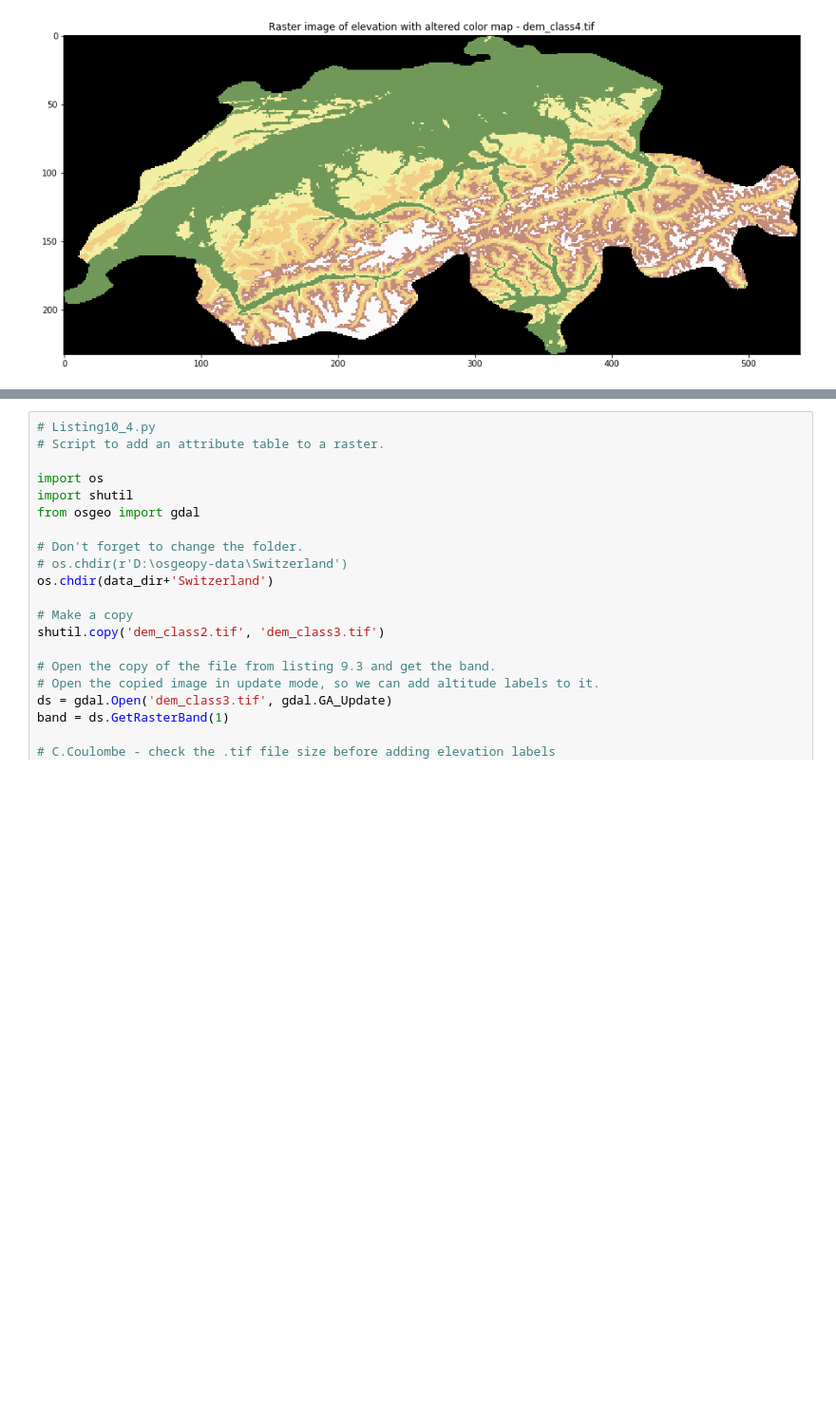
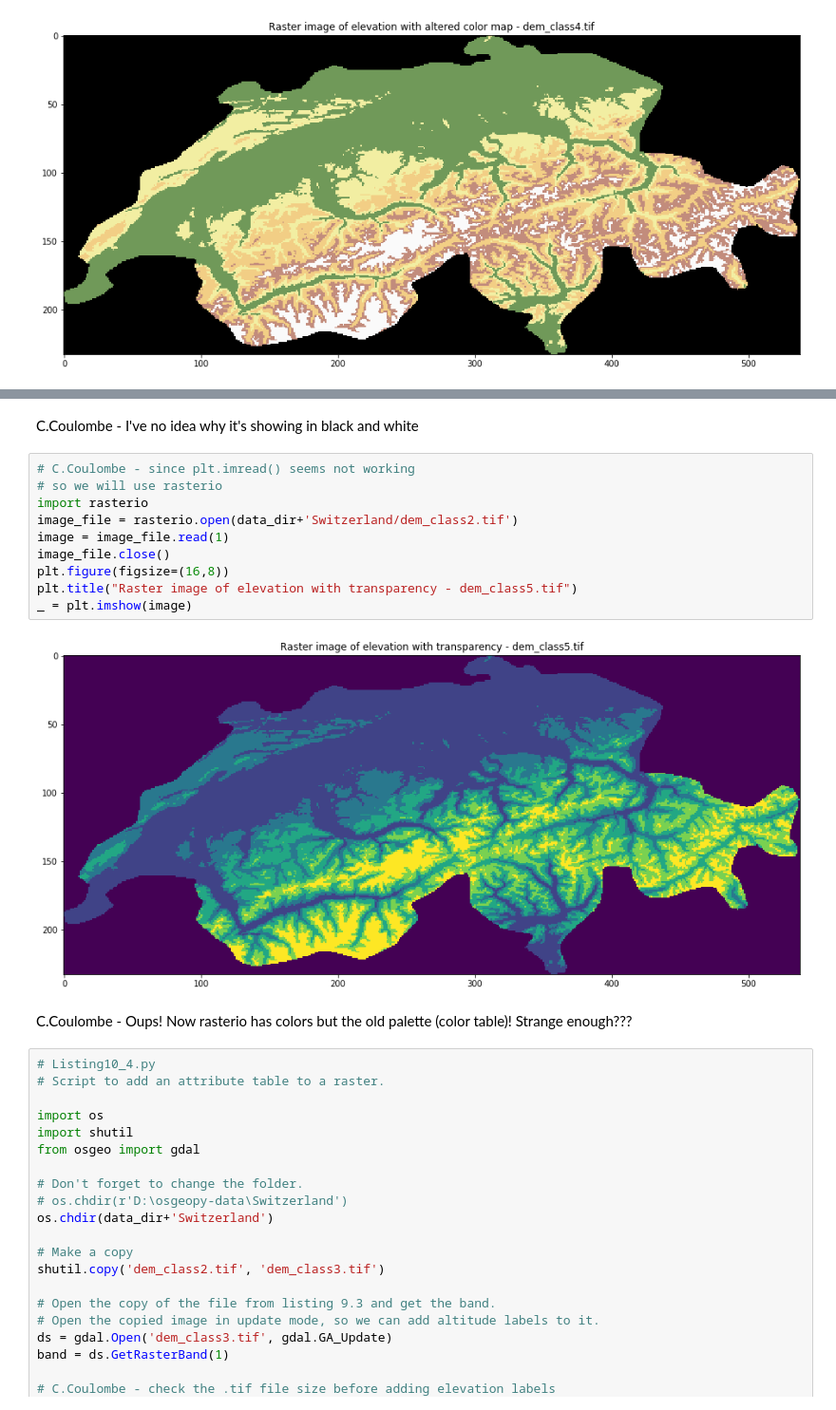
Before and after one commit to ClaudeCoulombe/osgeopy-code, a Jupyter notebook: GeoProcPy-Ch10-ProcessRasterData.ipynb, the cells around one changed output, grey strips where cells are left out. Shown at 95% size. Saved outputs shown, nothing was run; the diff lists cells and outputs as text; blank space fills up the shorter version.

Commit message:
Testing rasterio to read raster image of elevation with transparency - 10.3.1

```diff
--- a/GeoProcPy-Ch10-ProcessRasterData.ipynb
+++ b/GeoProcPy-Ch10-ProcessRasterData.ipynb
@@ -510,4 +509,21 @@ plt.imshow(image)
 [figure]
+# %% [markdown]
+C.Coulombe - I've no idea why it's showing in black and white
+# %%
+# C.Coulombe - since plt.imread() seems not working
+# so we will use rasterio
+import rasterio
+image_file = rasterio.open(data_dir+'Switzerland/dem_class2.tif')
+image = image_file.read(1)
+image_file.close()
+plt.figure(figsize=(16,8))
+plt.title("Raster image of elevation with transparency - dem_class5.tif")
+_ = plt.imshow(image)
+# %% [output]
+[figure, added]
+# %% [markdown]
+C.Coulombe - Oups! Now rasterio has colors but the old palette (color table)!
+Strange enough???
 # %%
 # Listing10_4.py
 # Script to add an attribute table to a raster.
```
Also changed, not shown: parts of 1 cell of this notebook.
